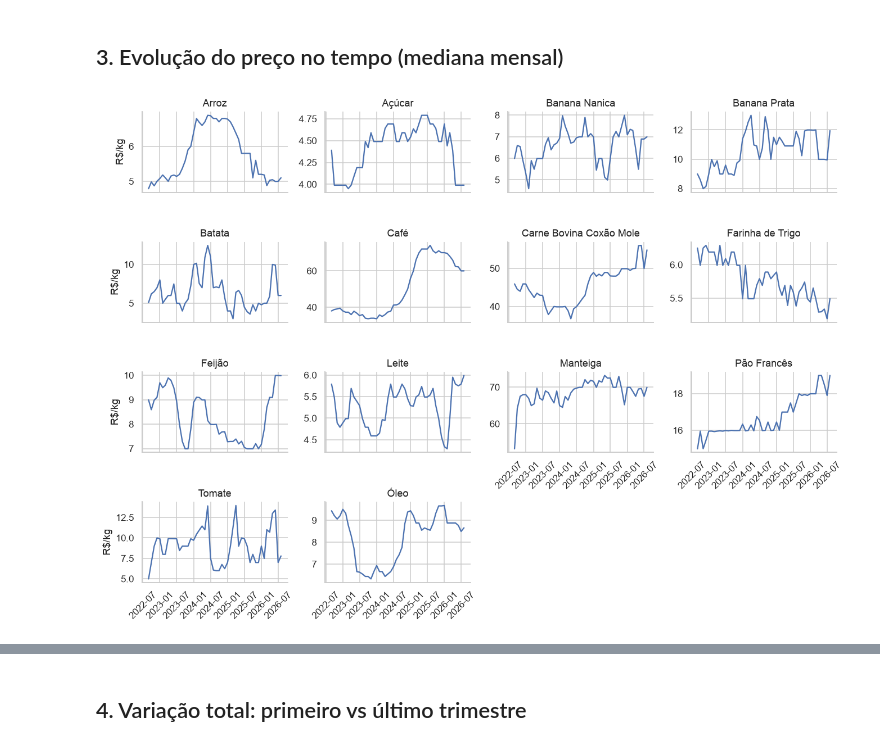
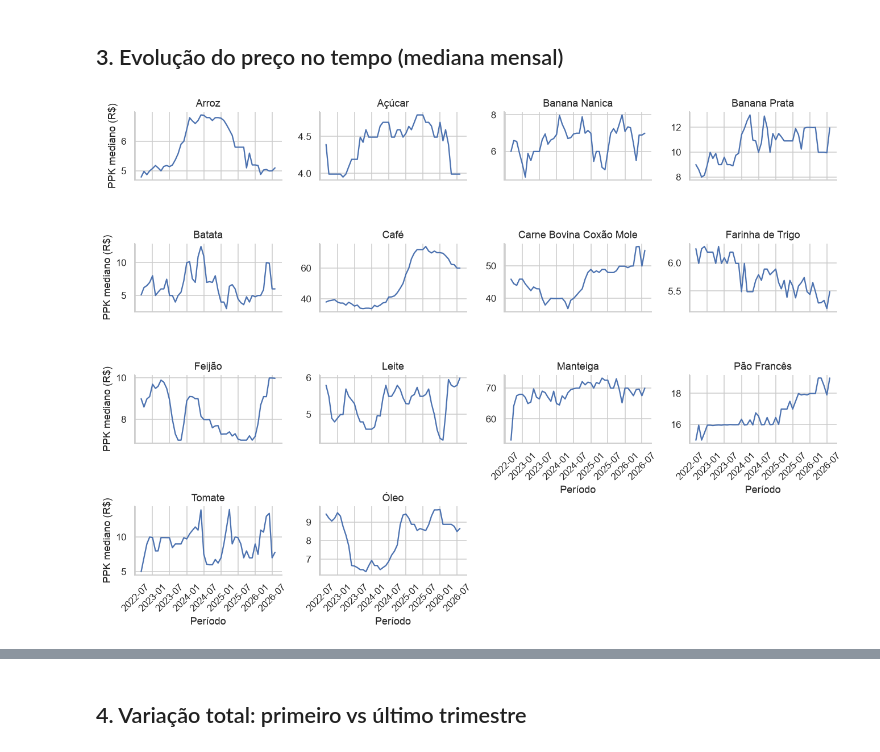
Before and after one commit to Lucas-Ibrahim/cesta-basica-analise, a Jupyter notebook: notebooks/01_exploratoria.ipynb, the cells around one changed output, grey strips where cells are left out. Saved outputs shown, nothing was run; the diff lists cells and outputs as text; code cells hidden in the pictures.

```diff
--- a/notebooks/01_exploratoria.ipynb
+++ b/notebooks/01_exploratoria.ipynb
@@ -52,10 +123,21 @@ dtype: int64
 Produtos com poucos meses não servem para sazonalidade nem previsão.
 # %%
 cobertura = mensal.groupby("produto")["mes"].nunique().sort_values()
+
 ax = cobertura.plot.barh(figsize=(7, 6), color="#4C72B0")
-ax.axvline(48, color="gray", ls="--"); ax.set_xlabel("meses com dados (máx. 48)")
-plt.tight_layout(); plt.savefig(FIG / "01_cobertura_produtos.png"); plt.show()
+
+ax.axvline(48, color="gray", ls="--")
+ax.set_xlabel("Meses com dados (máx. 48)")
+ax.set_ylabel("Produto")
+ax.set_title("Cobertura temporal por produto")
+
+plt.tight_layout()
+plt.savefig(FIG / "01_cobertura_produtos.png")
+plt.show()
 
 completos = cobertura[cobertura == 48].index.tolist()
-print(len(completos), "produtos com os 48 meses:", completos)
+
+print("Produtos com 48 meses:", len(completos))
+print("Produtos com histórico parcial:", len(cobertura) - len(completos))
+print("\nProdutos com histórico completo:", completos)
 # %% [output]
@@ -99,12 +250,32 @@ est
 ## 3. Evolução do preço no tempo (mediana mensal)
 # %%
 base = mensal[mensal["produto"].isin(completos)]
-g = sns.FacetGrid(base, col="produto", col_wrap=4, sharey=False, height=2.2, aspect=1.4)
-g.map_dataframe(sns.lineplot, x="mes", y="ppk_mediana", color="#4C72B0")
-g.set_titles("{col_name}"); g.set_axis_labels("", "R$/kg")
+
+g = sns.FacetGrid(
+    base,
+    col="produto",
+    col_wrap=4,
+    sharey=False,
+    height=2.2,
+    aspect=1.4
+)
+
+g.map_dataframe(
+    sns.lineplot,
+    x="mes",
+    y="ppk_mediana",
+    color="#4C72B0"
+)
+
+g.set_titles("{col_name}")
+g.set_axis_labels("Período", "PPK mediano (R$)")
+
 for ax in g.axes.flat:
     ax.tick_params(axis="x", rotation=45)
-plt.tight_layout(); g.savefig(FIG / "02_evolucao_precos.png"); plt.show()
+
+plt.tight_layout()
+g.savefig(FIG / "02_evolucao_precos.png")
+plt.show()
 # %% [output]
-[figure, old version]
+[figure, new version]
 # %% [markdown]
```
Also changed, not shown: parts of 15 cells of this notebook, 8 other files.
